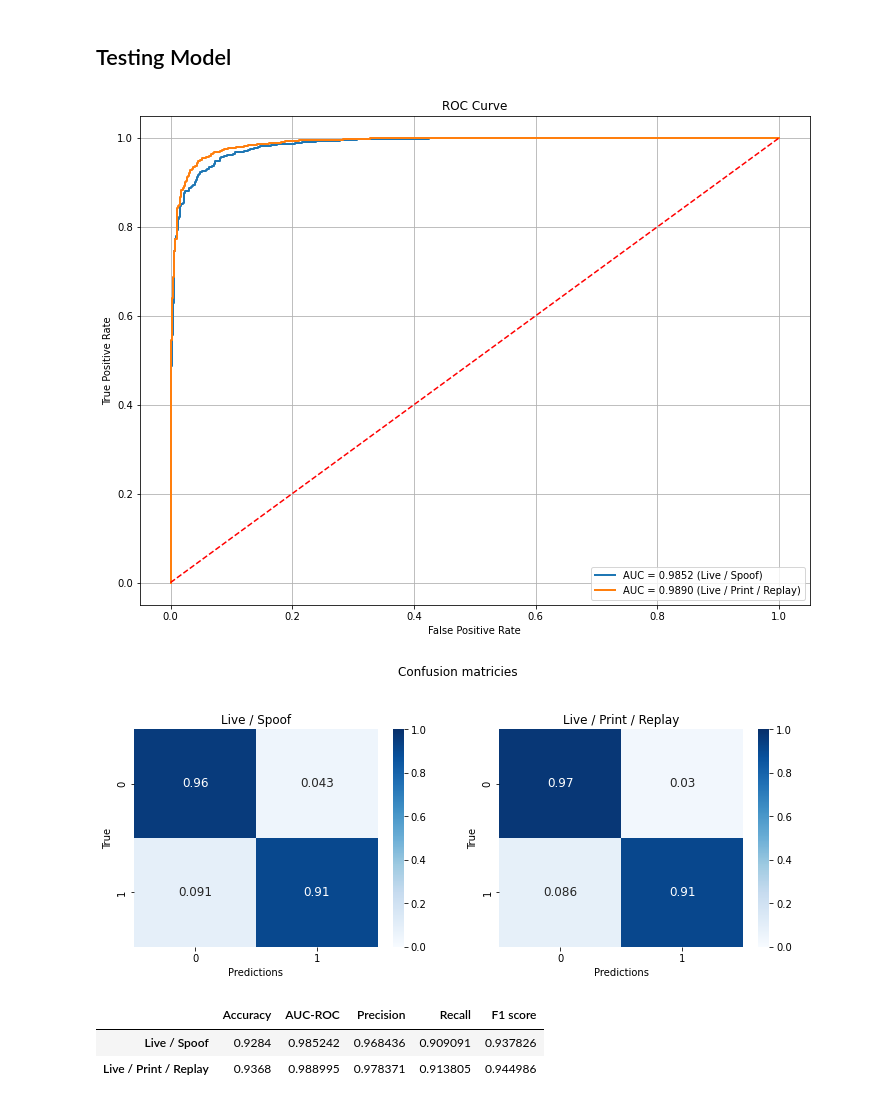
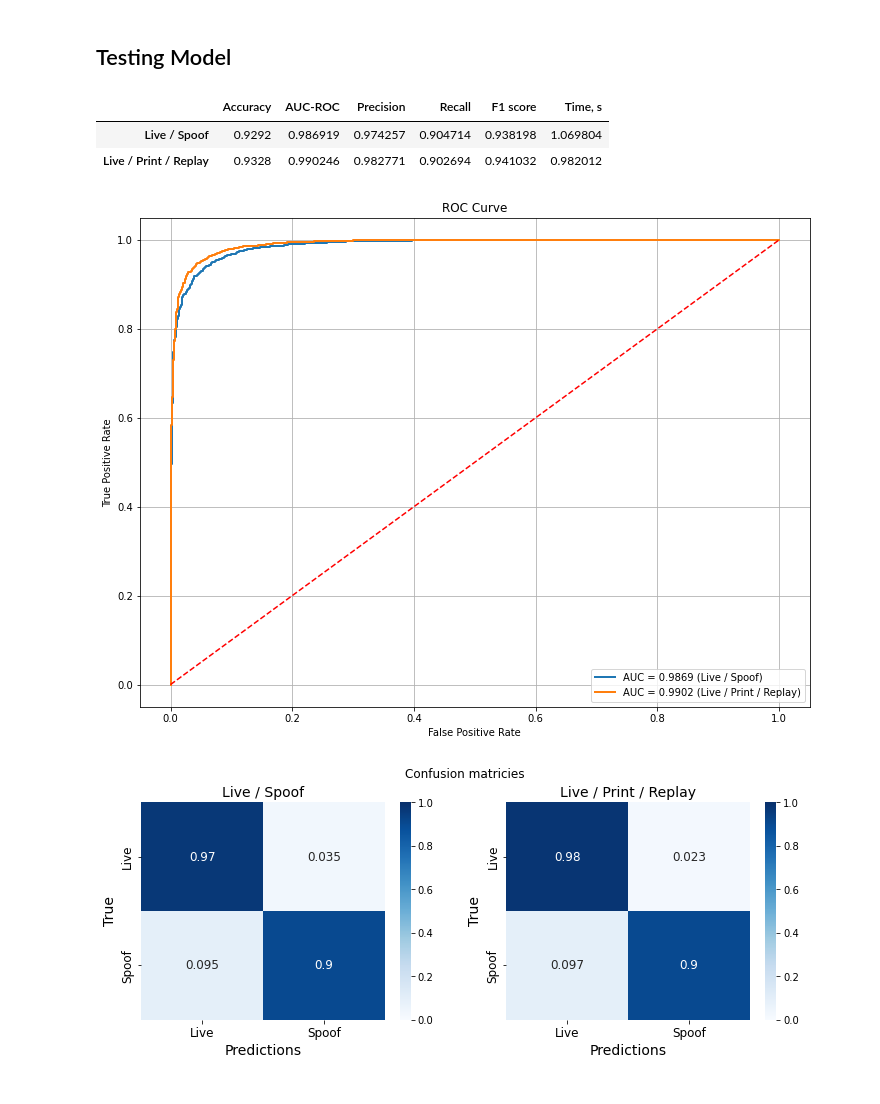
Before and after one commit to hairymax/Face-AntiSpoofing, a Jupyter notebook: FaceAntispoofing.ipynb, the cells around one changed output. Saved outputs shown, nothing was run; the diff lists cells and outputs as text; code cells hidden in the pictures.

```diff
--- a/FaceAntispoofing.ipynb
+++ b/FaceAntispoofing.ipynb
@@ -140,53 +142,55 @@ from src.utility import (roc_curve_plots, confusion_matricies_plots,
 # %%
-batches, batch_size = 5, 500
-cnf_bin = TestConfig(
-    batch_size=batch_size, spoof_categories='binary',
-    model_path='saved_models/AntiSpoofing_bin_128.pth')
-cnf_lpr = TestConfig(
-    batch_size=batch_size, spoof_categories=[[0],[1,2,3],[7,8,9]],
-    model_path='saved_models/AntiSpoofing_print-replay_128.pth')
+batches, batch_size = 10, 500
+cnf_bin = TestConfig('saved_models/AntiSpoofing_bin_128.pth',
+    batch_size=batch_size, spoof_categories='binary')
+cnf_lpr = TestConfig('saved_models/AntiSpoofing_print-replay_128.pth',
+    batch_size=batch_size, spoof_categories=[[0],[1,2,3],[7,8,9]])
 models_loaders = {
-    'Live / Spoof': (AntiSpoofPredict(cnf_bin), get_test_loader(cnf_bin)),
-    'Live / Print / Replay' : (AntiSpoofPredict(cnf_lpr), get_test_loader(cnf_lpr))}
+    'Live / Spoof': (AntiSpoofPretrained(cnf_bin), get_test_loader(cnf_bin)),
+    'Live / Print / Replay' : (AntiSpoofPretrained(cnf_lpr), get_test_loader(cnf_lpr))}
 models_proba = {}
 model_results = {}
 confusion_matricies = {}
 for name, model_and_loader in models_loaders.items():
     model, loader = model_and_loader
     data_iter = iter(loader)
 
     target_all = np.array([])
     proba_all = np.array([])
     pred_all = np.array([])
-
+    pred_time = 0
     for i in tqdm(range(batches)):
         imgs, target = data_iter.next()
+
+        start = time.time()
         proba = model.predict(imgs)
+        pred_time += time.time() - start
+
         target_all = np.append(target_all, target.numpy())
         pred_all = np.append(pred_all, np.argmax(proba, axis=1))
         proba_all = np.append(proba_all, proba[:,1:].sum(axis=1))
 
     pred_bin = (~(pred_all == 0)).astype(int)
     target_bin = (~(target_all == 0)).astype(int)
 
     models_proba[name] = proba_all
     res = {'Accuracy' : accuracy_score(target_bin, pred_bin),
            'AUC-ROC'  : roc_auc_score(target_bin, proba_all),
            'Precision': precision_score(target_bin, pred_bin),
            'Recall'   : recall_score(target_bin, pred_bin),
-           'F1 score' : f1_score(target_bin, pred_bin)
+           'F1 score' : f1_score(target_bin, pred_bin),
+           'Time, s' : pred_time
     }
     model_results[name] = res
     confusion_matricies[name] = confusion_matrix(target_bin, pred_bin, normalize='true')
 
+display(pd.DataFrame(model_results).T)
 roc_curve_plots(target_bin, models_proba)
-confusion_matricies_plots(confusion_matricies)
-
-pd.DataFrame(model_results).T
+confusion_matricies_plots(confusion_matricies, class_labels=['Live','Spoof'])
 # %% [output]
+|  | Accuracy | AUC-ROC | Precision | Recall | F1 score | Time, s |
+| Live / Spoof | 0.9292 | 0.986919 | 0.974257 | 0.904714 | 0.938198 | 1.069804 |
+| Live / Print / Replay | 0.9328 | 0.990246 | 0.982771 | 0.902694 | 0.941032 | 0.982012 |
-[figure, old version]
+[figure, new version]
-[figure, old version]
+[figure, new version]
-|  | Accuracy | AUC-ROC | Precision | Recall | F1 score |
-| Live / Spoof | 0.9284 | 0.985242 | 0.968436 | 0.909091 | 0.937826 |
-| Live / Print / Replay | 0.9368 | 0.988995 | 0.978371 | 0.913805 | 0.944986 |
 # %%
```
Also changed, not shown: parts of 4 cells of this notebook, 6 other files.
